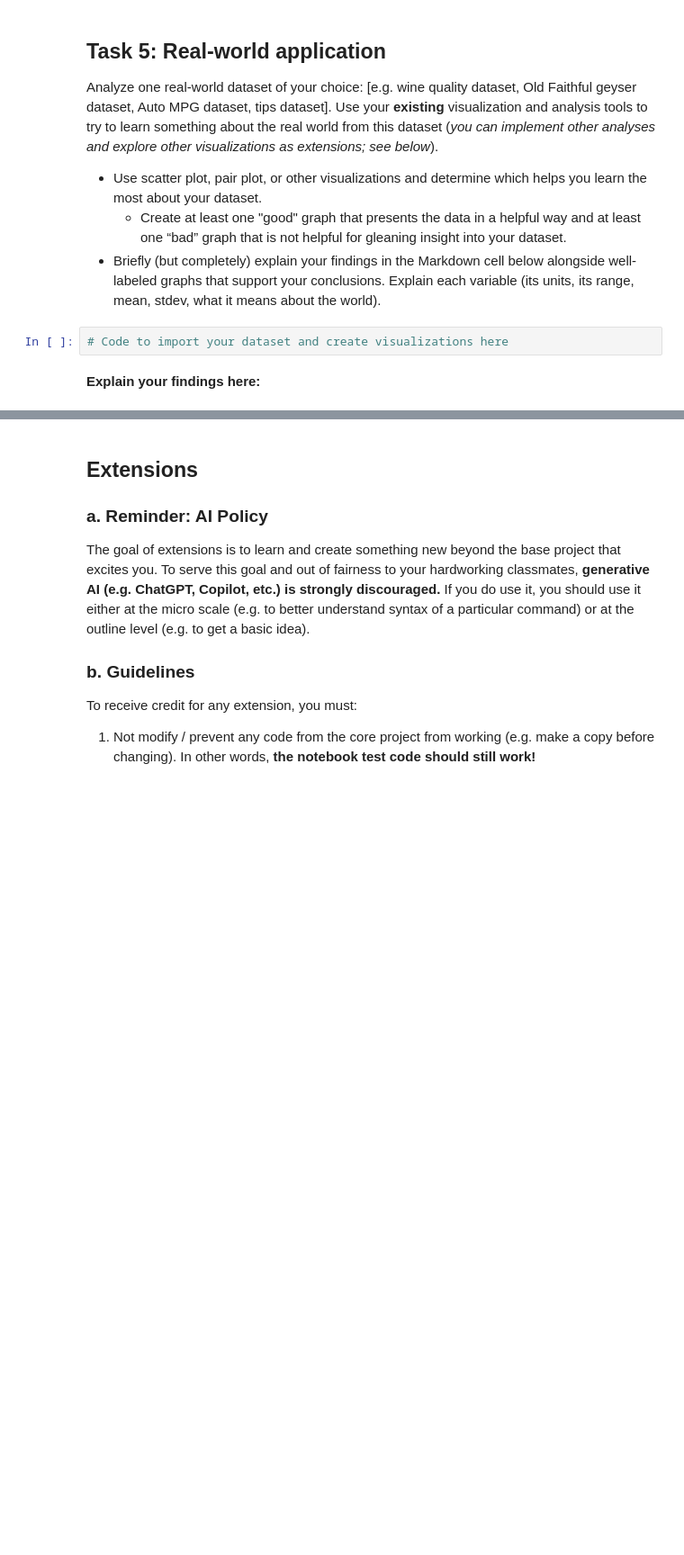
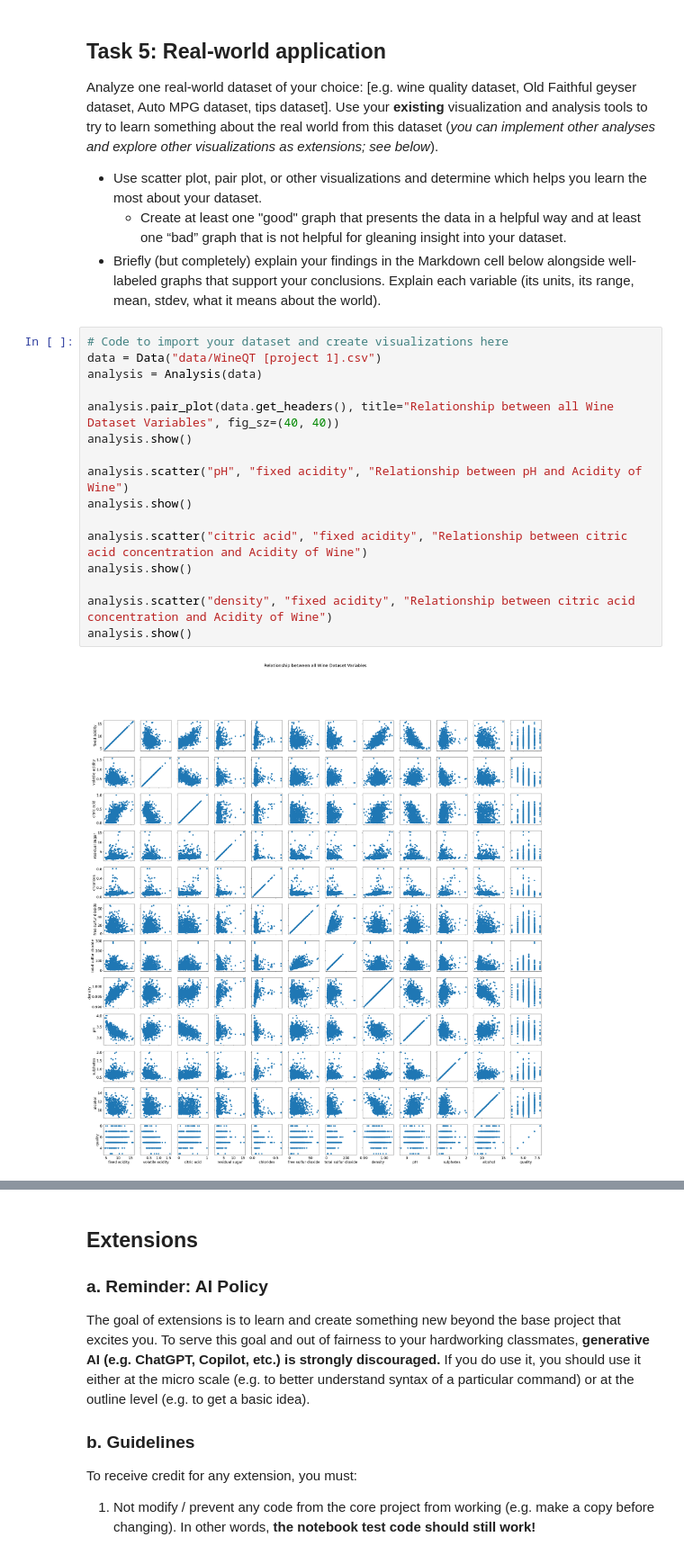
Before and after one commit to francisohara24/CS251, a Jupyter notebook: Week 1 & 2/Project1/analysis.ipynb, the cells around one changed output, grey strips where cells are left out. Shown at 90% size. Drawn from its saved outputs; the diff is of its cells as text; blank space fills up the shorter version.

Commit message:
Project 1: final commit

```diff
--- a/Week 1 & 2/Project1/analysis.ipynb
+++ b/Week 1 & 2/Project1/analysis.ipynb
@@ -314,7 +504,21 @@ Analyze one real-world dataset of your choice: [e.g. wine quality dataset, Old F
 - Use scatter plot, pair plot, or other visualizations and determine which helps you learn the most about your dataset.
     - Create at least one "good" graph that presents the data in a helpful way and at least one “bad” graph that is not helpful for gleaning insight into your dataset.
 - Briefly (but completely) explain your findings in the Markdown cell below alongside well-labeled graphs that support your conclusions. Explain each variable (its units, its range, mean, stdev, what it means about the world).
-# %%
-# Code to import your dataset and create visualizations here
-# %% [markdown]
-**Explain your findings here:**
+# %%
+# Code to import your dataset and create visualizations here
+data = Data("data/WineQT [project 1].csv")
+analysis = Analysis(data)
+
+analysis.pair_plot(data.get_headers(), title="Relationship between all Wine Dataset Variables", fig_sz=(40, 40))
+analysis.show()
+
+analysis.scatter("pH", "fixed acidity", "Relationship between pH and Acidity of Wine")
+analysis.show()
+
+analysis.scatter("citric acid", "fixed acidity", "Relationship between citric acid concentration and Acidity of Wine")
+analysis.show()
+
+analysis.scatter("density", "fixed acidity", "Relationship between citric acid concentration and Acidity of Wine")
+analysis.show()
+# %% [output]
+[figure, added]
```
Also changed, not shown: parts of 20 cells of this notebook, 5 other files.
